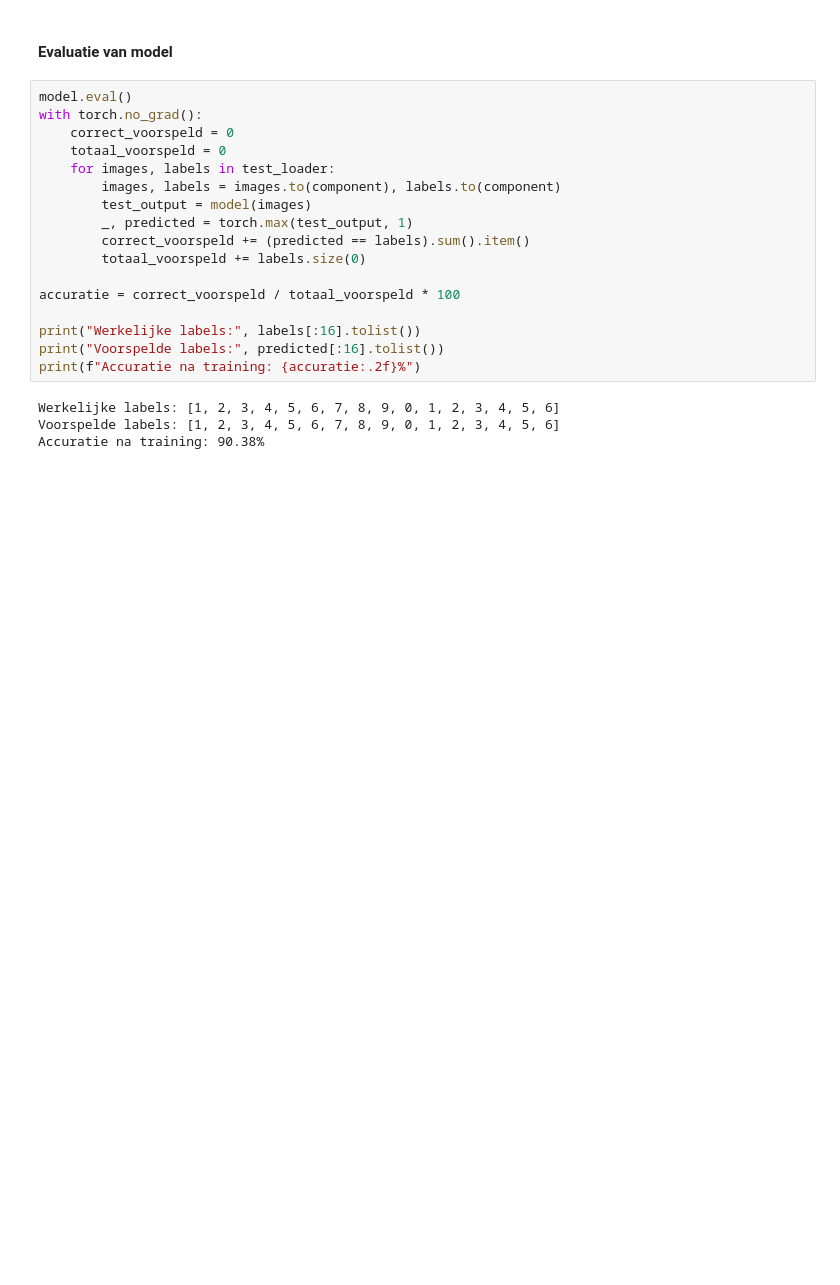
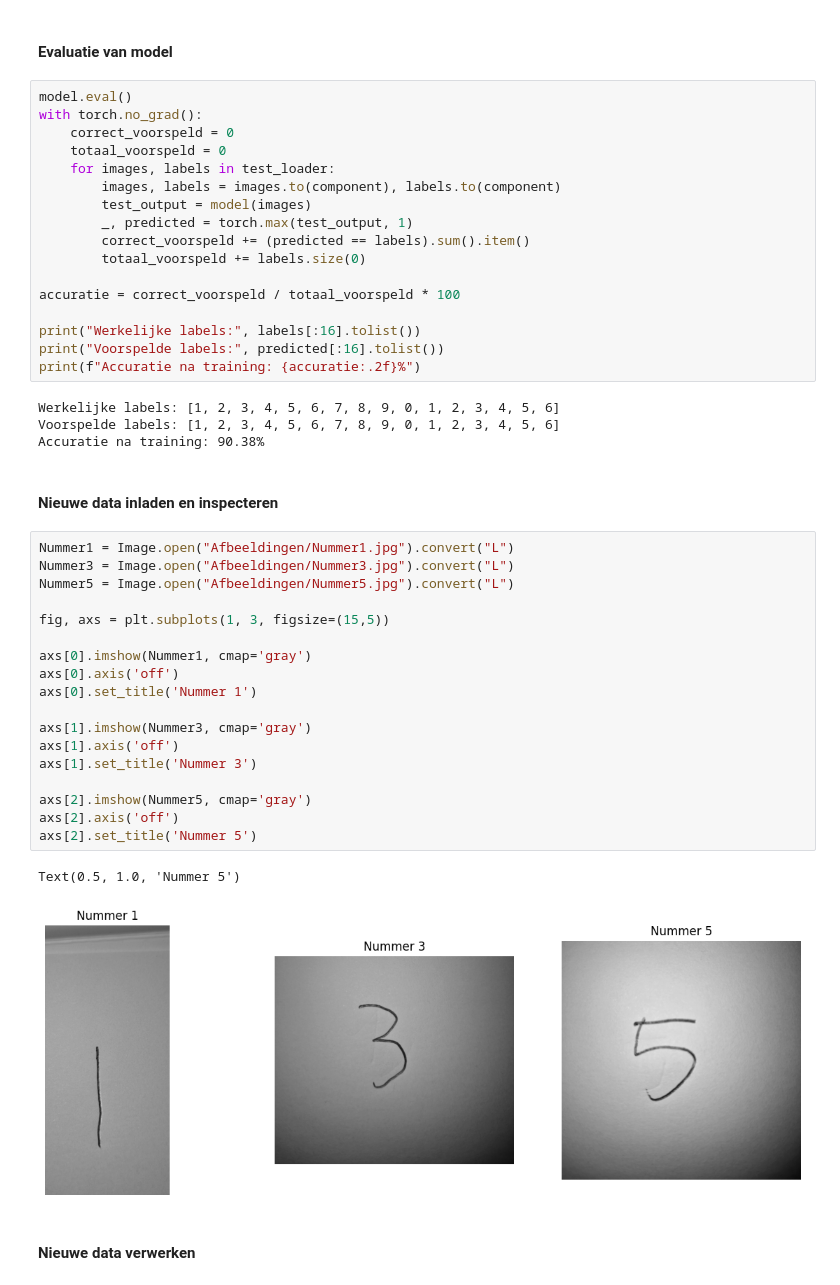
Before and after one commit to Boris2004/Neuraal_Netwerk_Project, a Jupyter notebook: CNN_model.ipynb, the cells around one changed output. Drawn from its saved outputs; the diff is of its cells as text; blank space fills up the shorter version.

Commit message:
Revert "Nieuwe data weggehaald en fixes"
This reverts commit 0962bf872dce34f00dd3ac40d38e7ce3cadf24fe.

```diff
--- a/CNN_model.ipynb
+++ b/CNN_model.ipynb
@@ -153,3 +155,28 @@ print(f"Accuratie na training: {accuratie:.2f}%")
 Werkelijke labels: [1, 2, 3, 4, 5, 6, 7, 8, 9, 0, 1, 2, 3, 4, 5, 6]
 Voorspelde labels: [1, 2, 3, 4, 5, 6, 7, 8, 9, 0, 1, 2, 3, 4, 5, 6]
 Accuratie na training: 90.38%
+# %% [markdown]
+#### Nieuwe data inladen en inspecteren
+# %%
+Nummer1 = Image.open("Afbeeldingen/Nummer1.jpg").convert("L")
+Nummer3 = Image.open("Afbeeldingen/Nummer3.jpg").convert("L")
+Nummer5 = Image.open("Afbeeldingen/Nummer5.jpg").convert("L")
+
+fig, axs = plt.subplots(1, 3, figsize=(15,5))
+
+axs[0].imshow(Nummer1, cmap='gray')
+axs[0].axis('off')
+axs[0].set_title('Nummer 1')
+
+axs[1].imshow(Nummer3, cmap='gray')
+axs[1].axis('off')
+axs[1].set_title('Nummer 3')
+
+axs[2].imshow(Nummer5, cmap='gray')
+axs[2].axis('off')
+axs[2].set_title('Nummer 5')
+# %% [output]
+Text(0.5, 1.0, 'Nummer 5')
+[figure, added]
+# %% [markdown]
+#### Nieuwe data verwerken
```
Also changed, not shown: parts of 5 cells of this notebook.
